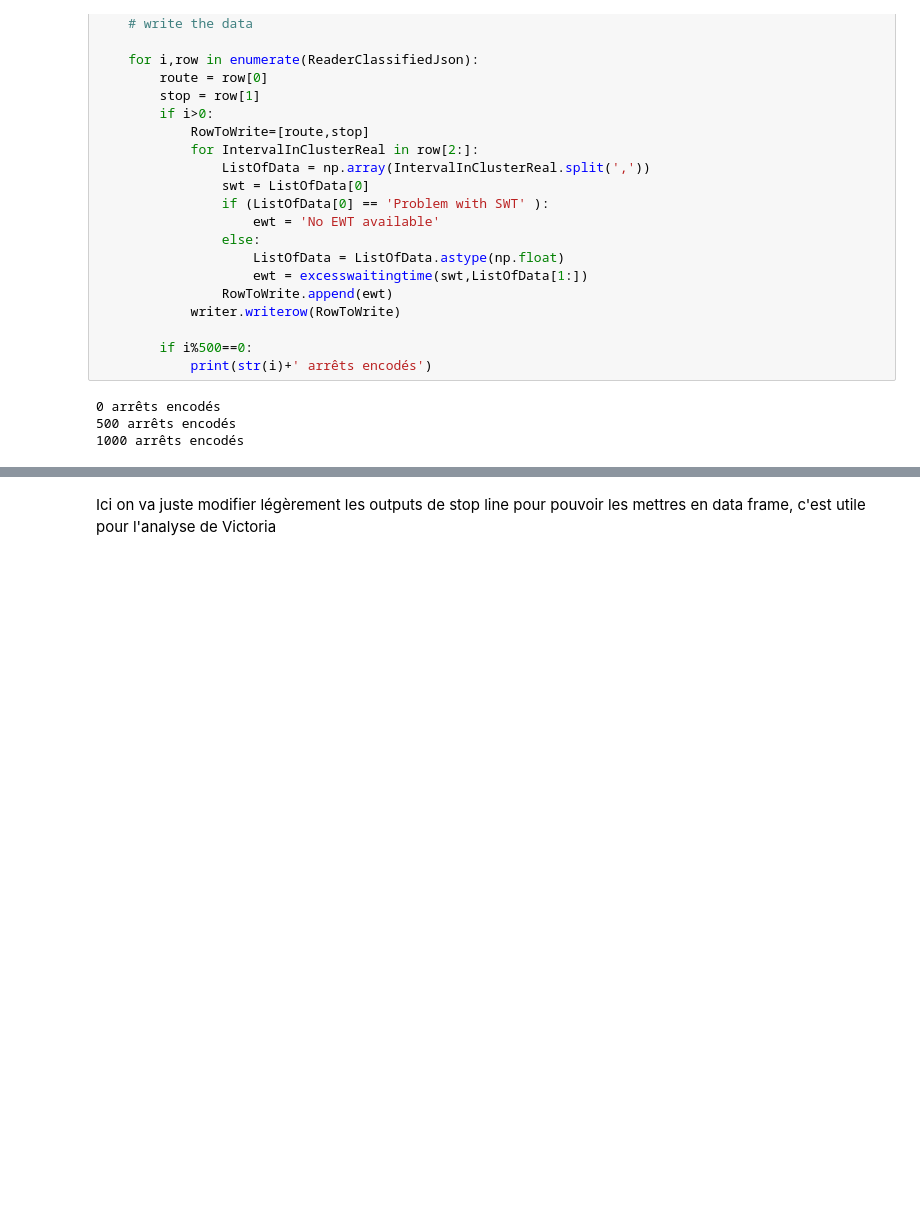
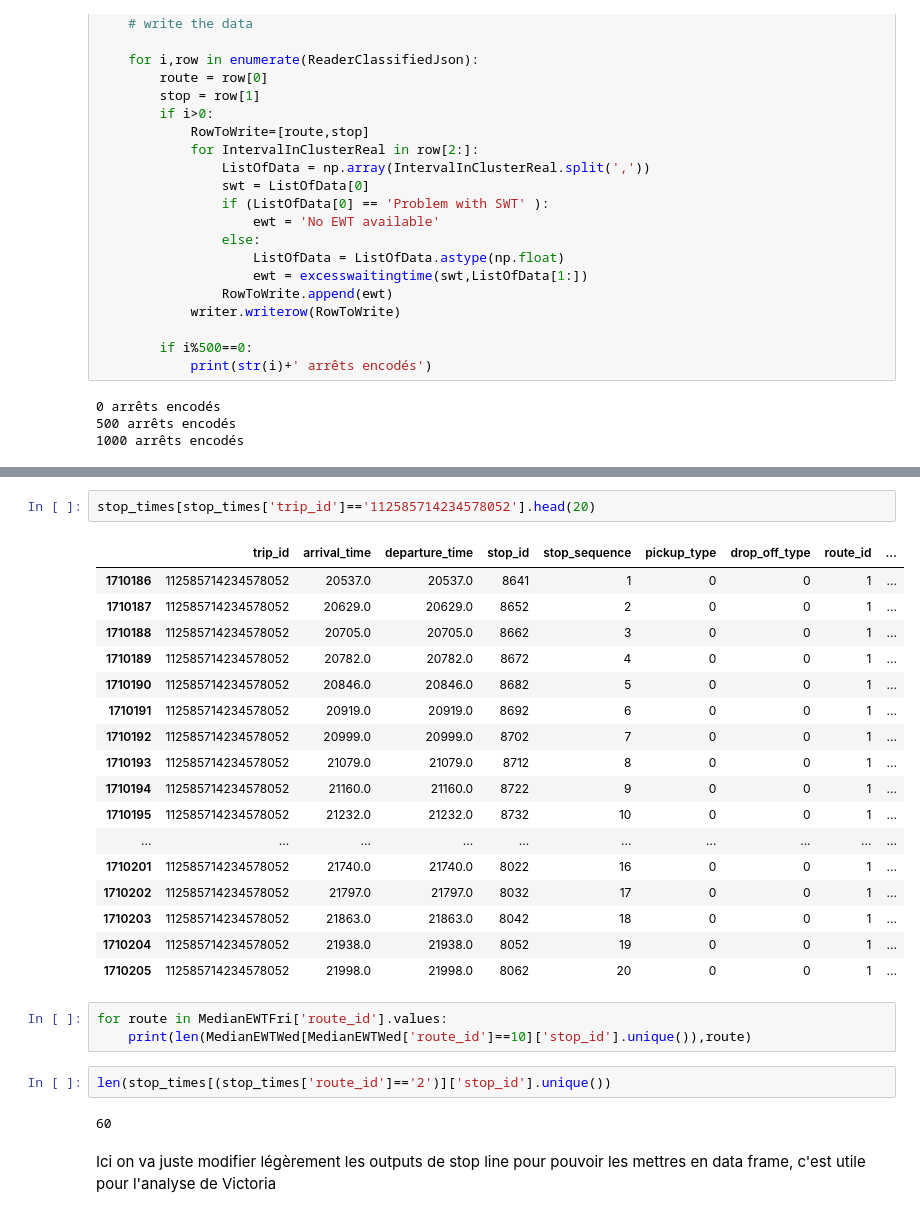
Before and after one commit to Hosx/Project-Stib-Data-Mining, a Jupyter notebook: ComputationEWT.ipynb, the cells around one changed output, grey strips where cells are left out. Drawn from its saved outputs; the diff is of its cells as text; blank space fills up the shorter version.

```diff
--- a/ComputationEWT.ipynb
+++ b/ComputationEWT.ipynb
@@ -1041,3 +1578,30 @@ EWTWednesday[EWTWednesday['route_id']==40]
+# %%
+stop_times[stop_times['trip_id']=='112585714234578052'].head(20)
+# %% [output]
+|  | trip_id | arrival_time | departure_time | stop_id | stop_sequence | pickup_type | drop_off_type | route_id | ... |
+| 1710186 | 112585714234578052 | 20537.0 | 20537.0 | 8641 | 1 | 0 | 0 | 1 | ... |
+| 1710187 | 112585714234578052 | 20629.0 | 20629.0 | 8652 | 2 | 0 | 0 | 1 | ... |
+| 1710188 | 112585714234578052 | 20705.0 | 20705.0 | 8662 | 3 | 0 | 0 | 1 | ... |
+| 1710189 | 112585714234578052 | 20782.0 | 20782.0 | 8672 | 4 | 0 | 0 | 1 | ... |
+| 1710190 | 112585714234578052 | 20846.0 | 20846.0 | 8682 | 5 | 0 | 0 | 1 | ... |
+| 1710191 | 112585714234578052 | 20919.0 | 20919.0 | 8692 | 6 | 0 | 0 | 1 | ... |
+| 1710192 | 112585714234578052 | 20999.0 | 20999.0 | 8702 | 7 | 0 | 0 | 1 | ... |
+| 1710193 | 112585714234578052 | 21079.0 | 21079.0 | 8712 | 8 | 0 | 0 | 1 | ... |
+| 1710194 | 112585714234578052 | 21160.0 | 21160.0 | 8722 | 9 | 0 | 0 | 1 | ... |
+| 1710195 | 112585714234578052 | 21232.0 | 21232.0 | 8732 | 10 | 0 | 0 | 1 | ... |
+| ... | ... | ... | ... | ... | ... | ... | ... | ... | ... |
+| 1710201 | 112585714234578052 | 21740.0 | 21740.0 | 8022 | 16 | 0 | 0 | 1 | ... |
+| 1710202 | 112585714234578052 | 21797.0 | 21797.0 | 8032 | 17 | 0 | 0 | 1 | ... |
+| 1710203 | 112585714234578052 | 21863.0 | 21863.0 | 8042 | 18 | 0 | 0 | 1 | ... |
+| 1710204 | 112585714234578052 | 21938.0 | 21938.0 | 8052 | 19 | 0 | 0 | 1 | ... |
+| 1710205 | 112585714234578052 | 21998.0 | 21998.0 | 8062 | 20 | 0 | 0 | 1 | ... |
+# %%
+for route in MedianEWTFri['route_id'].values:
+    print(len(MedianEWTWed[MedianEWTWed['route_id']==10]['stop_id'].unique()),route)
+# %%
+len(stop_times[(stop_times['route_id']=='2')]['stop_id'].unique())
+# %% [output]
+60
 # %% [markdown]
 Ici on va juste modifier légèrement les outputs de stop line pour pouvoir les mettres en data frame, c'est utile pour l'analyse de Victoria
 # %% [markdown]
```
Also changed, not shown: parts of 55 cells of this notebook, 45 other files.
